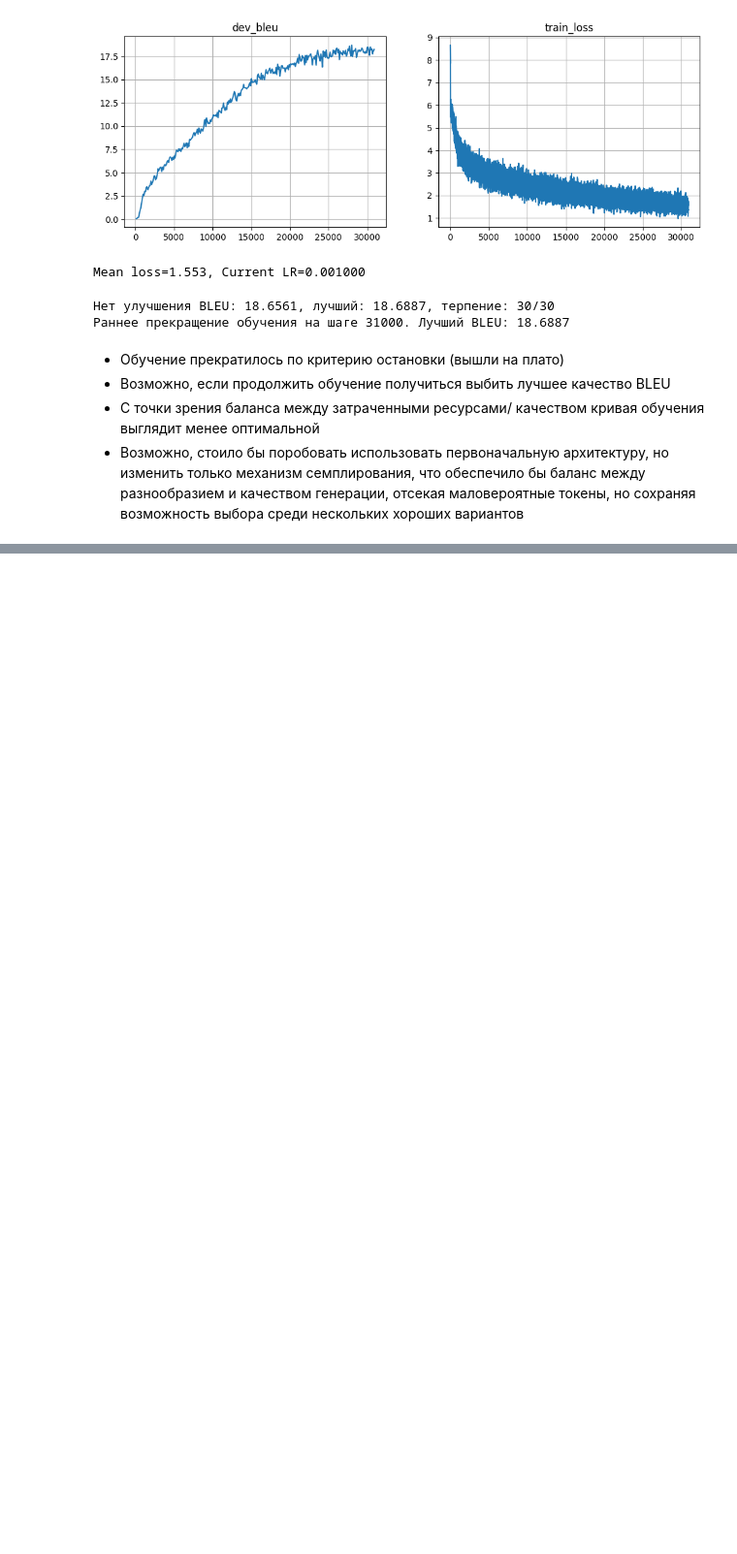
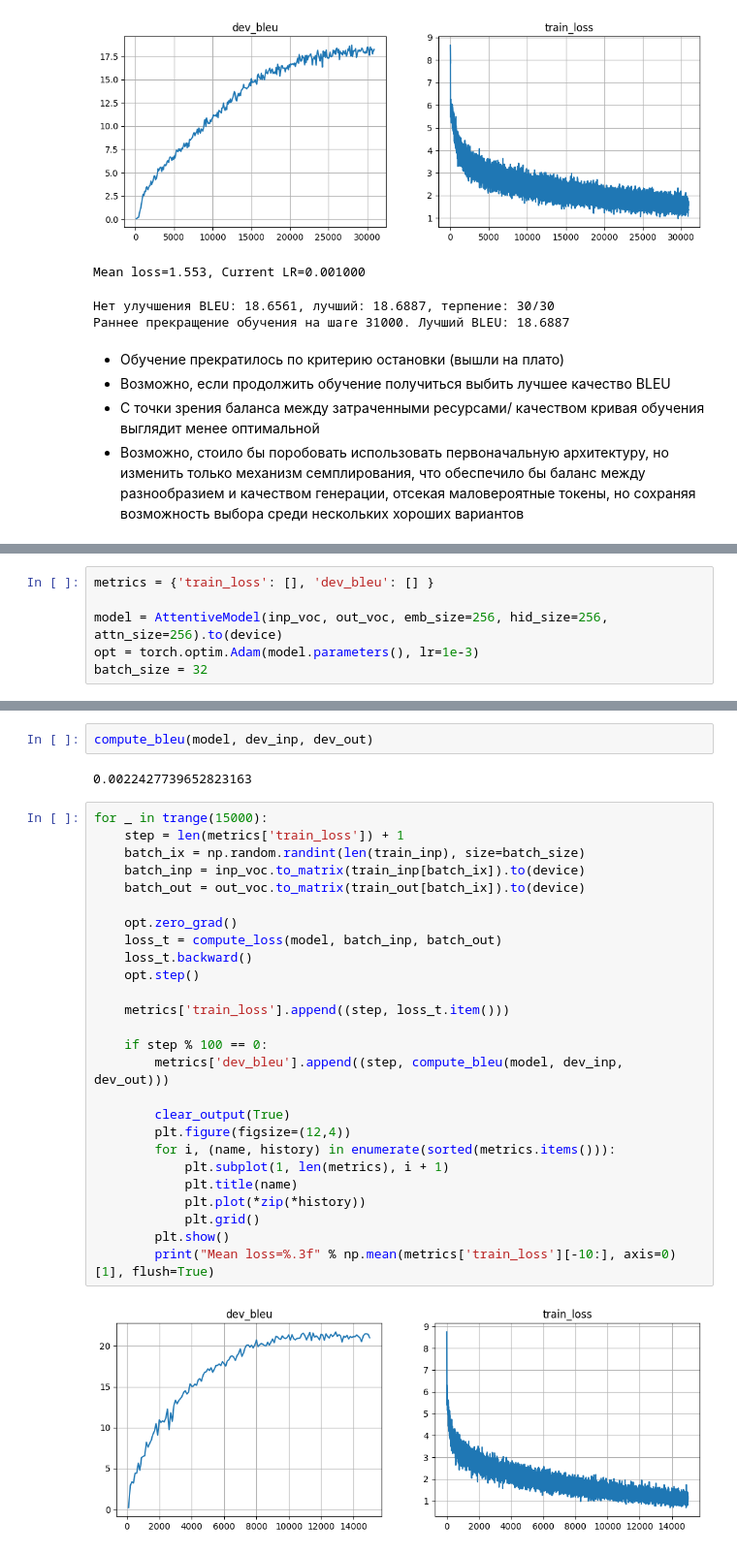
Before and after one commit to Mihail-Olegovich/DL_NLP, a Jupyter notebook: HW_3/itmo_dl_nlp_course_06_seq2seq.ipynb, the cells around one changed output, grey strips where cells are left out. Shown: that part at 97% size. Cells and saved outputs as stored; diff of their text form; blank space fills up the shorter version.

Commit message:
Added new training loop

```diff
--- a/HW_3/itmo_dl_nlp_course_06_seq2seq.ipynb
+++ b/HW_3/itmo_dl_nlp_course_06_seq2seq.ipynb
@@ -1026,0 +1024,6 @@ Mean loss=1.553, Current LR=0.001000
+# %%
+metrics = {'train_loss': [], 'dev_bleu': [] }
+
+model = AttentiveModel(inp_voc, out_voc, emb_size=256, hid_size=256, attn_size=256).to(device)
+opt = torch.optim.Adam(model.parameters(), lr=1e-3)
+batch_size = 32
@@ -1026,0 +1047,32 @@ Mean loss=1.553, Current LR=0.001000
+# %%
+compute_bleu(model, dev_inp, dev_out)
+# %% [output]
+0.0022427739652823163
+# %%
+for _ in trange(15000):
+    step = len(metrics['train_loss']) + 1
+    batch_ix = np.random.randint(len(train_inp), size=batch_size)
+    batch_inp = inp_voc.to_matrix(train_inp[batch_ix]).to(device)
+    batch_out = out_voc.to_matrix(train_out[batch_ix]).to(device)
+
+    opt.zero_grad()
+    loss_t = compute_loss(model, batch_inp, batch_out)
+    loss_t.backward()
+    opt.step()
+
+    metrics['train_loss'].append((step, loss_t.item()))
+
+    if step % 100 == 0:
+        metrics['dev_bleu'].append((step, compute_bleu(model, dev_inp, dev_out)))
+
+        clear_output(True)
+        plt.figure(figsize=(12,4))
+        for i, (name, history) in enumerate(sorted(metrics.items())):
+            plt.subplot(1, len(metrics), i + 1)
+            plt.title(name)
+            plt.plot(*zip(*history))
+            plt.grid()
+        plt.show()
+        print("Mean loss=%.3f" % np.mean(metrics['train_loss'][-10:], axis=0)[1], flush=True)
+# %% [output]
+[figure, added]
```
Also changed, not shown: parts of 9 cells of this notebook.
